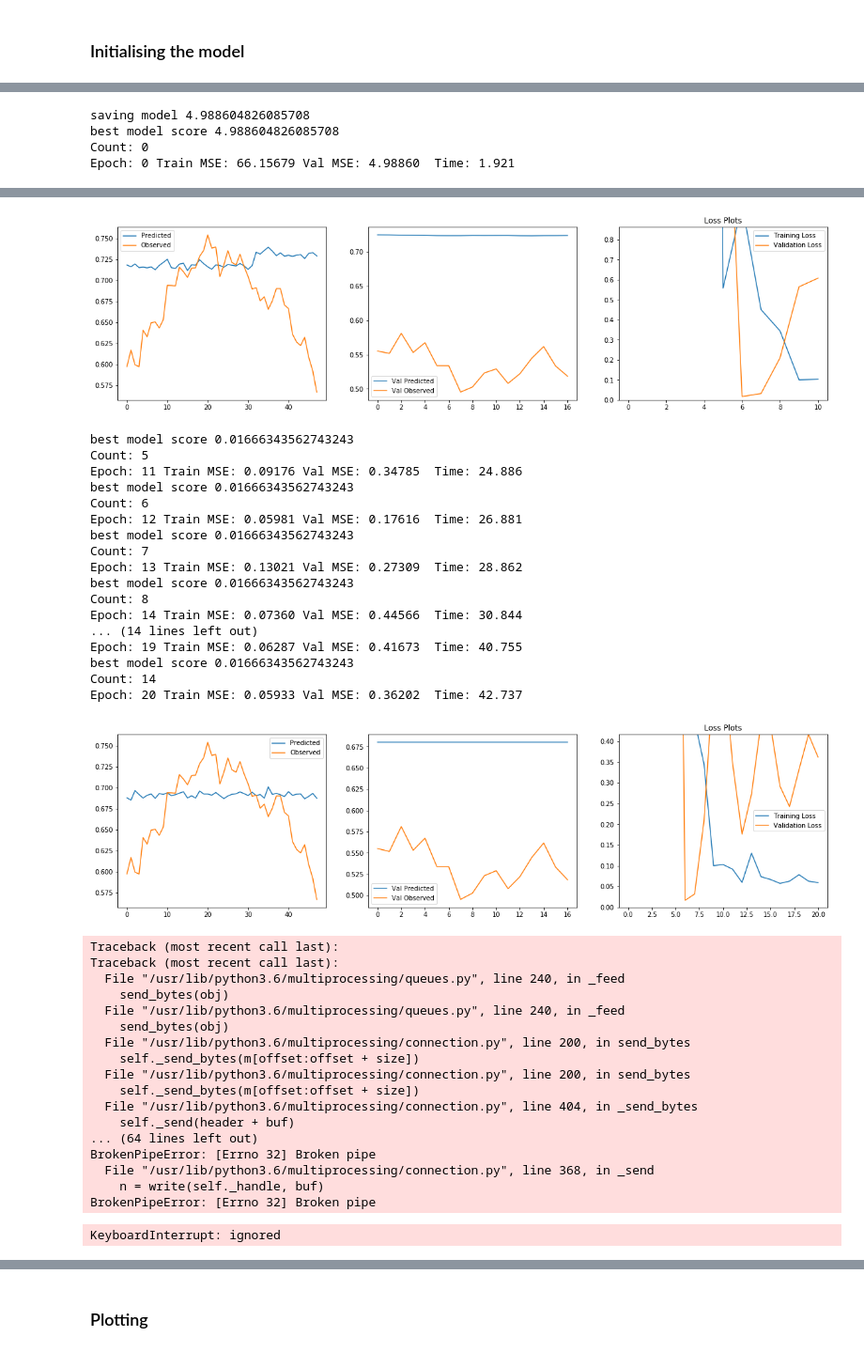
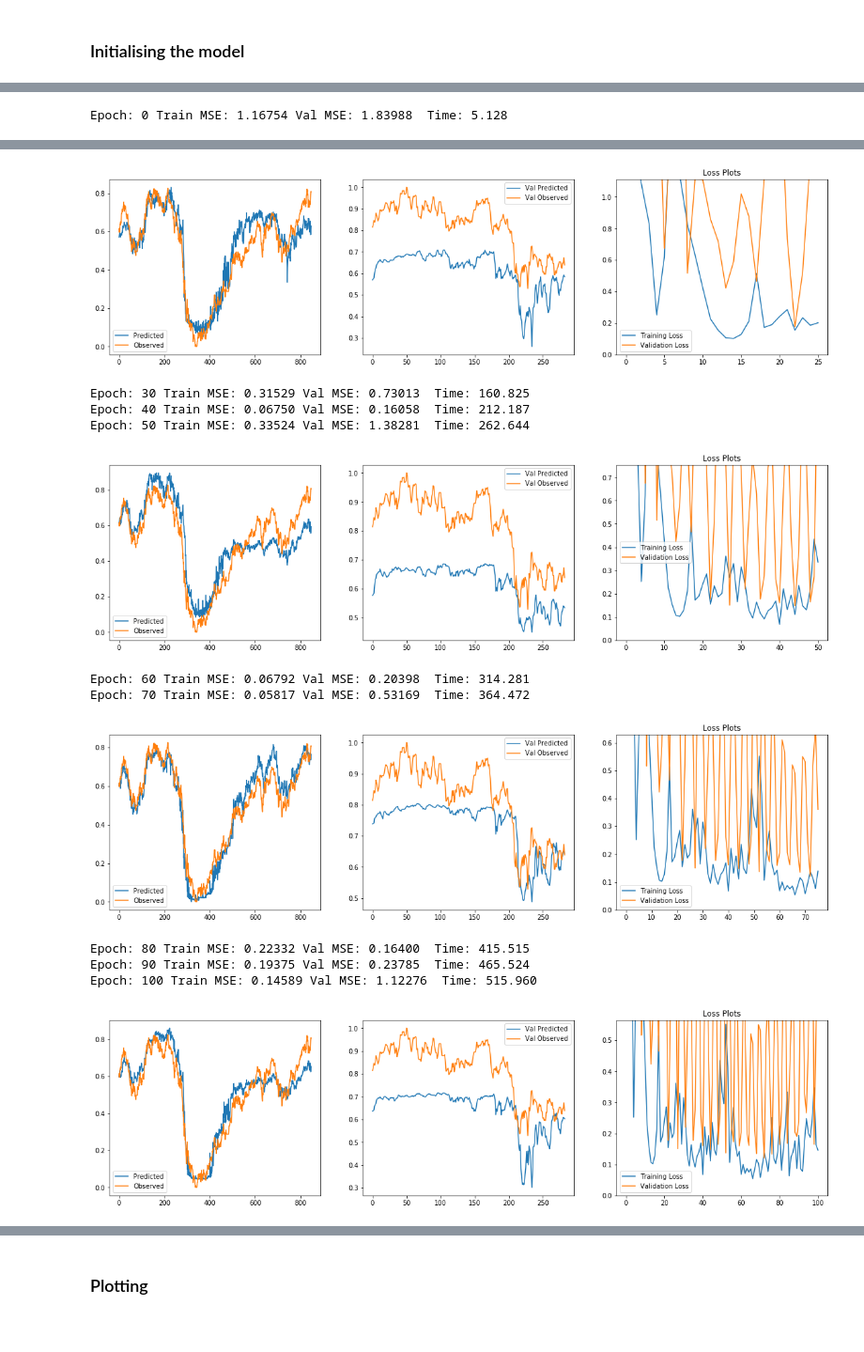
Before and after one commit to msc-acse/acse-9-independent-research-project-OliverJBoom, a Jupyter notebook: Src/LSTM.ipynb, the cells around one changed output, grey strips where cells are left out. Shown at 94% size. Drawn from its saved outputs; the diff is of its cells as text; code cells hidden in the pictures.

```diff
--- a/Src/LSTM.ipynb
+++ b/Src/LSTM.ipynb
@@ -170,7 +174,7 @@ Explained Variance Sum: 0.9645170286882985
 # The input size of each time series window
 series_length = 250
 
-data_X, data_y = slice_series(data_X, data_y, series_length, dataset_pct=0.1)
+data_X, data_y = slice_series(data_X, data_y, series_length, dataset_pct=0.5)
 # %% [markdown]
 ### Hyperparameters
 # %%
@@ -188,9 +192,10 @@ n_epochs = 5
 
 # Model Parameters
 num_features = data_X.shape[2]
-hidden_dim = 256
-num_layers = 4
+hidden_dim = 128
+num_layers = 2
 output_dim = 1
+dropout = 0.2
 # %% [markdown]
 ### Initialising the model
 # %%
@@ -200,7 +205,8 @@ model = LSTM(num_features=num_features,
              batch_size=batch_size,
              output_dim=output_dim,
              num_layers=num_layers,
-             device=device)
+             device=device,
+             dropout=dropout)
 
 model.to(device)
 
@@ -228,22 +241,17 @@ optimiser = torch.optim.Adam(model.parameters(), learning_rate)
 learning = DeepLearning(model=model,
                         data_X=data_X,
                         data_y=data_y,
-                        n_epochs=2000,
+                        n_epochs=10000,
                         optimiser=optimiser,
                         batch_size=batch_size,
                         debug=False,
-                        disp_freq=1,
-                        fig_disp_freq=10,
+                        disp_freq=10,
+                        fig_disp_freq=20,
                         device=device,
-                        patience=100,
-
-                       )
+                        patience=100)
 
 # Splitting the data into the train, validation and test sets
 learning.train_val_test()
 learning.training_wrapper()
 # %% [output]
-saving model 4.988604826085708
-best model score 4.988604826085708
-Count: 0
-Epoch: 0 Train MSE: 66.15679 Val MSE: 4.98860  Time: 1.921
+Epoch: 0 Train MSE: 1.16754 Val MSE: 1.83988  Time: 5.128
@@ -268,37 +261,12 @@ Epoch: 10 Train MSE: 0.10290 Val MSE: 0.60760  Time: 22.353
-[figure, old version]
+[figure, new version]
-best model score 0.01666343562743243
-Count: 5
-Epoch: 11 Train MSE: 0.09176 Val MSE: 0.34785  Time: 24.886
-best model score 0.01666343562743243
-Count: 6
-Epoch: 12 Train MSE: 0.05981 Val MSE: 0.17616  Time: 26.881
-best model score 0.01666343562743243
-Count: 7
-Epoch: 13 Train MSE: 0.13021 Val MSE: 0.27309  Time: 28.862
-best model score 0.01666343562743243
-Count: 8
-Epoch: 14 Train MSE: 0.07360 Val MSE: 0.44566  Time: 30.844
-... (14 lines left out)
-Epoch: 19 Train MSE: 0.06287 Val MSE: 0.41673  Time: 40.755
-best model score 0.01666343562743243
-Count: 14
-Epoch: 20 Train MSE: 0.05933 Val MSE: 0.36202  Time: 42.737
+Epoch: 30 Train MSE: 0.31529 Val MSE: 0.73013  Time: 160.825
+Epoch: 40 Train MSE: 0.06750 Val MSE: 0.16058  Time: 212.187
+Epoch: 50 Train MSE: 0.33524 Val MSE: 1.38281  Time: 262.644
-[figure, old version]
+[figure, new version]
-Traceback (most recent call last):
-Traceback (most recent call last):
-  File "/usr/lib/python3.6/multiprocessing/queues.py", line 240, in _feed
-    send_bytes(obj)
-  File "/usr/lib/python3.6/multiprocessing/queues.py", line 240, in _feed
-    send_bytes(obj)
-  File "/usr/lib/python3.6/multiprocessing/connection.py", line 200, in send_bytes
-    self._send_bytes(m[offset:offset + size])
-  File "/usr/lib/python3.6/multiprocessing/connection.py", line 200, in send_bytes
-    self._send_bytes(m[offset:offset + size])
-  File "/usr/lib/python3.6/multiprocessing/connection.py", line 404, in _send_bytes
-    self._send(header + buf)
-... (64 lines left out)
-BrokenPipeError: [Errno 32] Broken pipe
-  File "/usr/lib/python3.6/multiprocessing/connection.py", line 368, in _send
-    n = write(self._handle, buf)
-BrokenPipeError: [Errno 32] Broken pipe
+Epoch: 60 Train MSE: 0.06792 Val MSE: 0.20398  Time: 314.281
+Epoch: 70 Train MSE: 0.05817 Val MSE: 0.53169  Time: 364.472
+[figure, added]
-KeyboardInterrupt: ignored
+Epoch: 80 Train MSE: 0.22332 Val MSE: 0.16400  Time: 415.515
+Epoch: 90 Train MSE: 0.19375 Val MSE: 0.23785  Time: 465.524
+Epoch: 100 Train MSE: 0.14589 Val MSE: 1.12276  Time: 515.960
+[figure, added]
```
Also changed, not shown: parts of 10 cells of this notebook, 2 other files.
